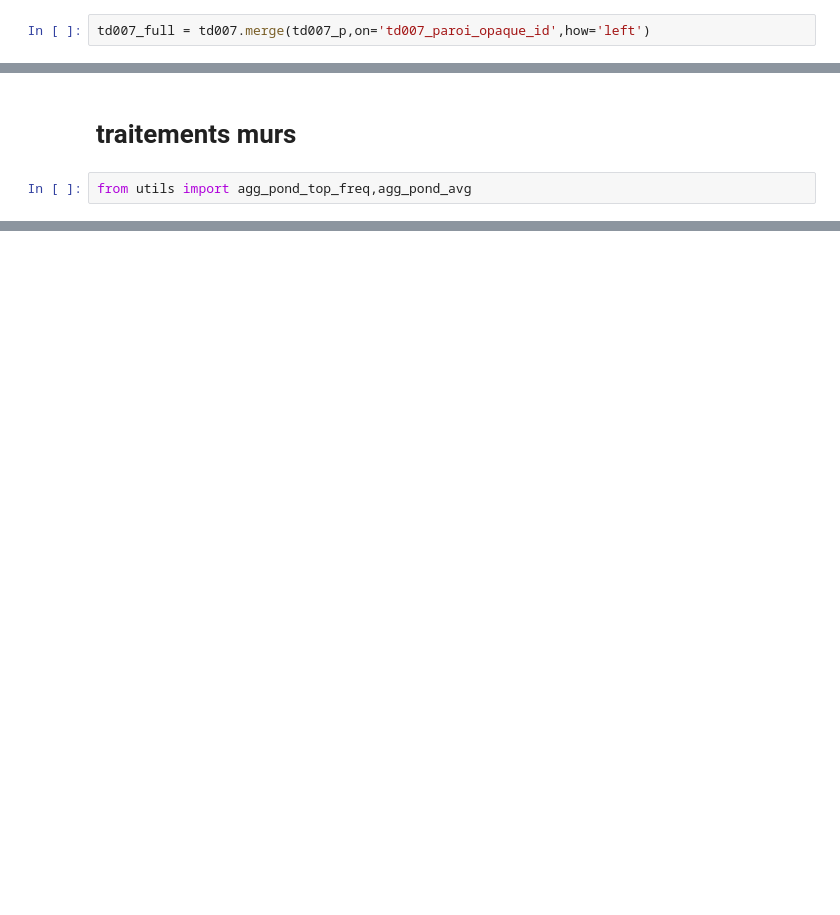
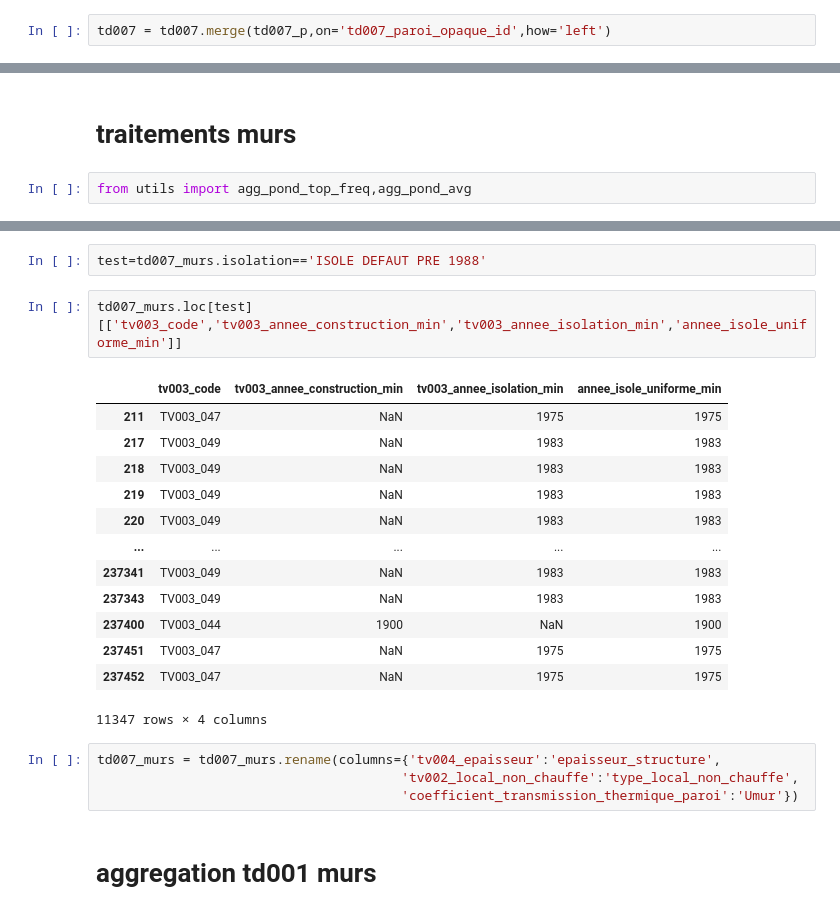
Before and after one commit to etalab/de-dpe-processing, a Jupyter notebook: data_processing_cstb/traitement_donnees_metier/dev.ipynb, the cells around one changed output, grey strips where cells are left out. Saved outputs shown, nothing was run; the diff lists cells and outputs as text; blank space fills up the shorter version.

```diff
--- a/data_processing_cstb/traitement_donnees_metier/dev.ipynb
+++ b/data_processing_cstb/traitement_donnees_metier/dev.ipynb
@@ -165,4 +200,4 @@ td010 = pd.read_csv(dept_dir / 'td010_pont_thermique.csv', dtype=str)
 # %%
 td007 = td007.rename(columns ={'id':'td007_paroi_opaque_id'})
 # %%
-td007_full = td007.merge(td007_p,on='td007_paroi_opaque_id',how='left')
+td007 = td007.merge(td007_p,on='td007_paroi_opaque_id',how='left')
@@ -601,0 +339,24 @@ Name: epaisseur_isolation, Length: 138084, dtype: object
+# %%
+test=td007_murs.isolation=='ISOLE DEFAUT PRE 1988'
+# %%
+td007_murs.loc[test][['tv003_code','tv003_annee_construction_min','tv003_annee_isolation_min','annee_isole_uniforme_min']]
+# %% [output]
+|  | tv003_code | tv003_annee_construction_min | tv003_annee_isolation_min | annee_isole_uniforme_min |
+| 211 | TV003_047 | NaN | 1975 | 1975 |
+| 217 | TV003_049 | NaN | 1983 | 1983 |
+| 218 | TV003_049 | NaN | 1983 | 1983 |
+| 219 | TV003_049 | NaN | 1983 | 1983 |
+| 220 | TV003_049 | NaN | 1983 | 1983 |
+| ... | ... | ... | ... | ... |
+| 237341 | TV003_049 | NaN | 1983 | 1983 |
+| 237343 | TV003_049 | NaN | 1983 | 1983 |
+| 237400 | TV003_044 | 1900 | NaN | 1900 |
+| 237451 | TV003_047 | NaN | 1975 | 1975 |
+| 237452 | TV003_047 | NaN | 1975 | 1975 |
+11347 rows × 4 columns
+# %%
+td007_murs = td007_murs.rename(columns={'tv004_epaisseur':'epaisseur_structure',
+                                       'tv002_local_non_chauffe':'type_local_non_chauffe',
+                                       'coefficient_transmission_thermique_paroi':'Umur'})
+# %% [markdown]
+# aggregation td001 murs
```
Also changed, not shown: parts of 68 cells of this notebook, 3 other files.
